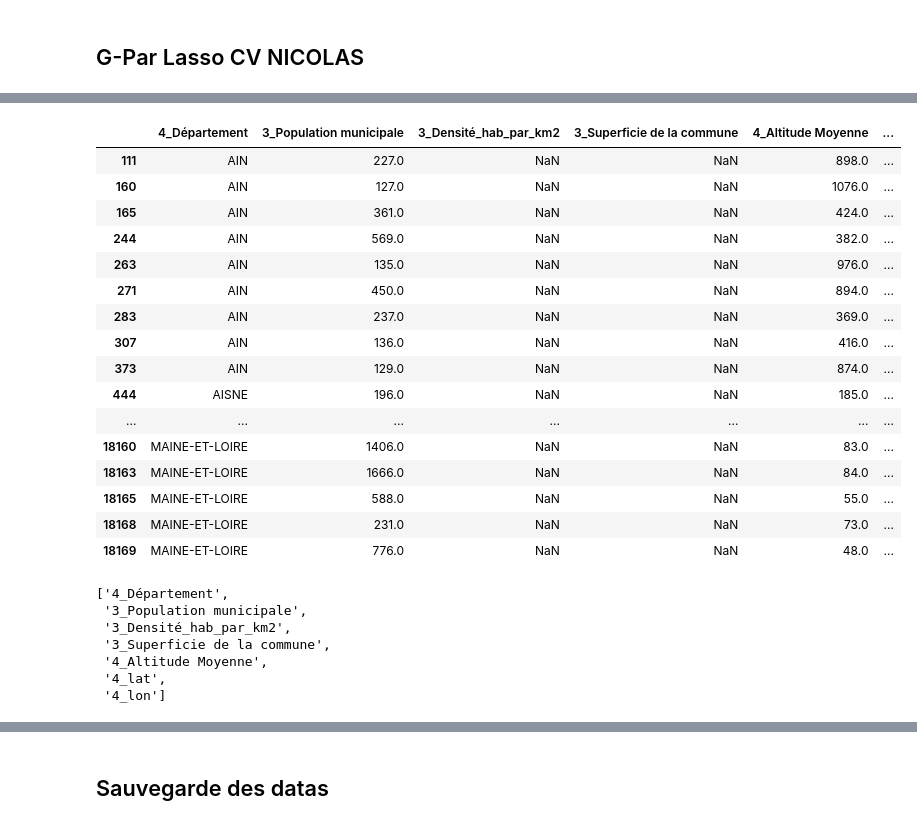
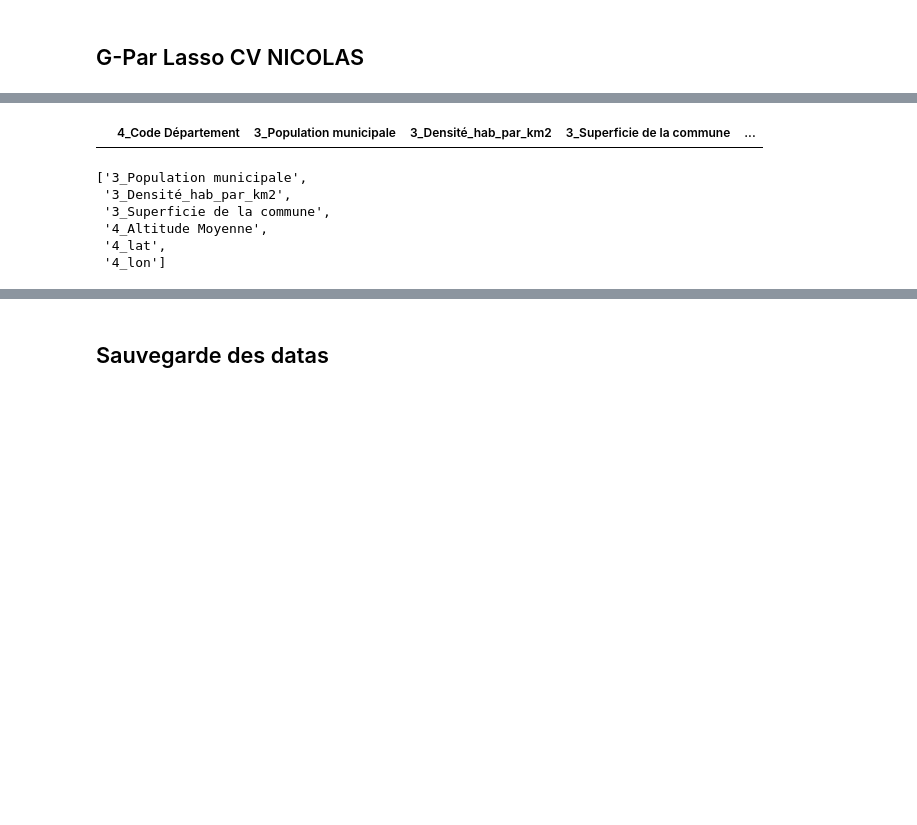
Before and after one commit to FilRougeMobilite/Mobilite, a Jupyter notebook: Analyse_tables_traitees.ipynb, the cells around one changed output, grey strips where cells are left out. Cells and saved outputs as stored; diff of their text form; code cells hidden in the pictures; blank space fills up the shorter version.

```diff
--- a/Analyse_tables_traitees.ipynb
+++ b/Analyse_tables_traitees.ipynb
@@ -607,7 +575,7 @@ Index(['3_Code région', '3_Nom de la région', '3_Code département',
 # %%
 from sklearn.neighbors import KNeighborsRegressor
 
-data1=df[['3_Code région', '3_Code département', '3_Population comptée à part',
+data1=df_m2[['3_Code région', '3_Code département', '3_Population comptée à part',
              '3_Population totale','3_Statut','3_Population municipale', '3_Densité_hab_par_km2', '3_Superficie de la commune', '4_Superficie','4_Altitude Moyenne','4_lat','4_lon','5_PrixMoyen_M2']]
 data1=data1.dropna()
 data2=data1.sample(n=data1.shape[0],random_state=1)
@@ -936,0 +792,27 @@ Pipeline(steps=[('columntransformer',
+# %%
+from sklearn.ensemble import RandomForestRegressor
+# %%time
+X_rf = df_m2[['4_lat','4_lon']]
+y_rf = df_m2[['5_PrixMoyen_M2']]
+
+l_profondeur = np.arange(10, 20, 2)
+rf_score = []
+
+for train, test in kf.split(X_rf):
+    X_train = X_rf.iloc[train,:]
+    y_train = y_rf.iloc[train]
+    X_test = X_rf.iloc[test,:]
+    y_test = y_rf.iloc[test]
+
+    for prof in l_profondeur:
+        rf = RandomForestRegressor(max_depth=prof, n_jobs = -1, random_state=0)
+        # rf = make_pipeline(RandomForestRegressor(max_depth=prof, random_state=0, n_jobs = 10))
+        rf.fit(X_train, y_train.values.ravel())
+        rf_score.append(rf.score(X_test, y_test.values.ravel()))
+
+res_rf_score = np.reshape(rf_score, [nb_kfold, l_profondeur.shape[0]])
+res_rf_score = np.mean(res_rf_score, axis = 0)
+indice_max = np.unravel_index(np.argmax(res_rf_score), res_rf_score.shape)
+print('Indices Best score :', indice_max)
+print('Best score :', np.max(res_rf_score))
+print('Profondeur best score :', l_profondeur[indice_max])
@@ -1063,8 +902,7 @@ rf_pipeline.score(X_rf_test, y_rf_test.values.ravel())
 # %%
 # y_test
 # %%
-df['F_Prix_estimé_RFReg'] = np.nan
-features_RF = ['3_Code région', '3_Code département', '3_Population municipale', '3_Population comptée à part',
-             '3_Population totale', '3_Densité_hab_par_km2', '3_Superficie de la commune', '3_Statut']
-df.loc[df[features_RF].notna().all(axis=1),'F_Prix_estimé_RFReg'] = rf_pipeline.predict(df.loc[df[features_RF].notna().all(axis=1),features_RF])
+df_m2['F_Prix_estimé_RFReg'] = np.nan
+features_RF = ['4_lat','4_lon']
+df_m2.loc[df_m2[features_RF].notna().all(axis=1),'F_Prix_estimé_RFReg'] = rf.predict(df_m2.loc[df_m2[features_RF].notna().all(axis=1),features_RF])
 # %%
@@ -1258,7 +931,7 @@ df.loc[:50,['5_PrixMoyen_M2','F_Prix_estimé_RFReg2']]
 ## G-Par Lasso CV NICOLAS
 # %%
 # Sélection des caractéristiques
-features = ['4_Département','3_Population municipale', '3_Densité_hab_par_km2', '3_Superficie de la commune', '4_Altitude Moyenne','4_lat','4_lon']
+features = ['3_Population municipale', '3_Densité_hab_par_km2', '3_Superficie de la commune', '4_Altitude Moyenne','4_lat','4_lon']
 # %%
 deltadf_ridge_m2 = df_m2[df_m2[features].isna().any(axis=1)]
 deltadf_ridge_m2
@@ -1372,28 +1020,11 @@ r2 0.4631507040068582
 # %%
-df.loc[df[features].isna().any(axis=1),features]
+df_m2.loc[df_m2[features].isna().any(axis=1),features]
 # %% [output]
-|  | 4_Département | 3_Population municipale | 3_Densité_hab_par_km2 | 3_Superficie de la commune | 4_Altitude Moyenne | ... |
-| 111 | AIN | 227.0 | NaN | NaN | 898.0 | ... |
-| 160 | AIN | 127.0 | NaN | NaN | 1076.0 | ... |
-| 165 | AIN | 361.0 | NaN | NaN | 424.0 | ... |
-| 244 | AIN | 569.0 | NaN | NaN | 382.0 | ... |
-| 263 | AIN | 135.0 | NaN | NaN | 976.0 | ... |
-| 271 | AIN | 450.0 | NaN | NaN | 894.0 | ... |
-| 283 | AIN | 237.0 | NaN | NaN | 369.0 | ... |
-| 307 | AIN | 136.0 | NaN | NaN | 416.0 | ... |
-| 373 | AIN | 129.0 | NaN | NaN | 874.0 | ... |
-| 444 | AISNE | 196.0 | NaN | NaN | 185.0 | ... |
-| ... | ... | ... | ... | ... | ... | ... |
-| 18160 | MAINE-ET-LOIRE | 1406.0 | NaN | NaN | 83.0 | ... |
-| 18163 | MAINE-ET-LOIRE | 1666.0 | NaN | NaN | 84.0 | ... |
-| 18165 | MAINE-ET-LOIRE | 588.0 | NaN | NaN | 55.0 | ... |
-| 18168 | MAINE-ET-LOIRE | 231.0 | NaN | NaN | 73.0 | ... |
-| 18169 | MAINE-ET-LOIRE | 776.0 | NaN | NaN | 48.0 | ... |
+|  | 4_Code Département | 3_Population municipale | 3_Densité_hab_par_km2 | 3_Superficie de la commune | ... |
 # %%
 features
 # %% [output]
-['4_Département',
- '3_Population municipale',
+['3_Population municipale',
  '3_Densité_hab_par_km2',
  '3_Superficie de la commune',
  '4_Altitude Moyenne',
```
Also changed, not shown: parts of 79 cells of this notebook.
